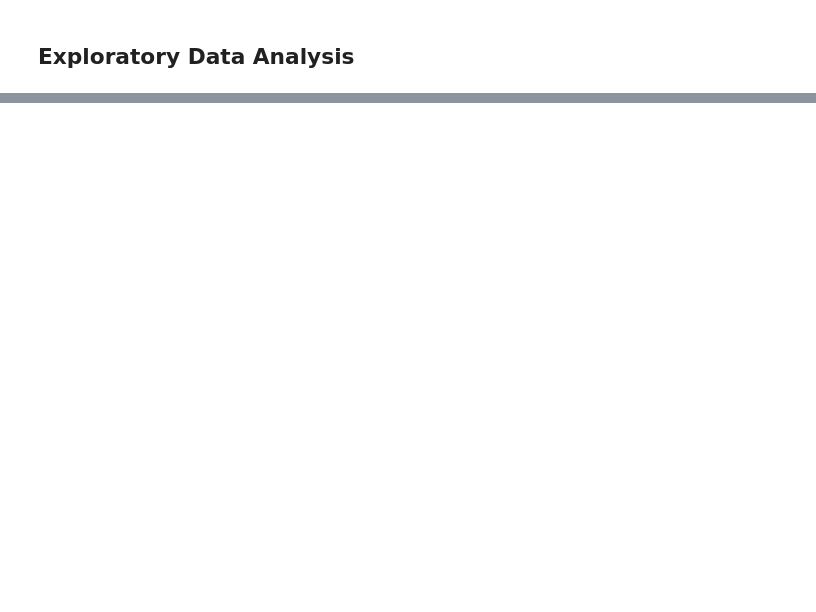
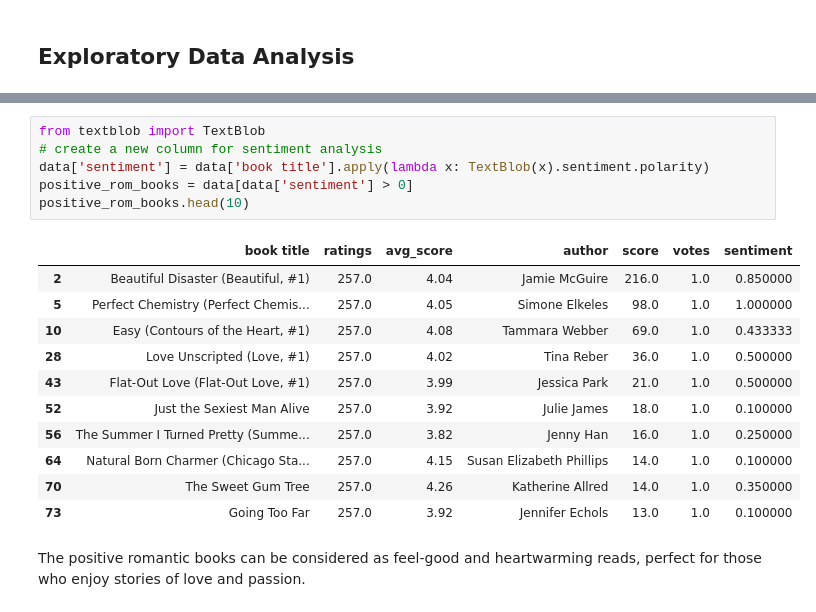
Before and after one commit to chandru1003/Data--Projects, a Jupyter notebook: Web scraping/Goodreads/Goodreads Web-Scraping.ipynb, the cells around one changed output, grey strips where cells are left out. Saved outputs shown, nothing was run; the diff lists cells and outputs as text; blank space fills up the shorter version.

Commit message:
added sentimental analysis

```diff
--- a/Web scraping/Goodreads/Goodreads Web-Scraping.ipynb
+++ b/Web scraping/Goodreads/Goodreads Web-Scraping.ipynb
@@ -969,0 +982,20 @@ Top 10 books by ratings, votes, and average score:
+# %%
+from textblob import TextBlob
+# create a new column for sentiment analysis
+data['sentiment'] = data['book title'].apply(lambda x: TextBlob(x).sentiment.polarity)
+positive_rom_books = data[data['sentiment'] > 0]
+positive_rom_books.head(10)
+# %% [output]
+|  | book title | ratings | avg_score | author | score | votes | sentiment |
+| 2 | Beautiful Disaster (Beautiful, #1) | 257.0 | 4.04 | Jamie McGuire | 216.0 | 1.0 | 0.850000 |
+| 5 | Perfect Chemistry (Perfect Chemis... | 257.0 | 4.05 | Simone Elkeles | 98.0 | 1.0 | 1.000000 |
+| 10 | Easy (Contours of the Heart, #1) | 257.0 | 4.08 | Tammara Webber | 69.0 | 1.0 | 0.433333 |
+| 28 | Love Unscripted (Love, #1) | 257.0 | 4.02 | Tina Reber | 36.0 | 1.0 | 0.500000 |
+| 43 | Flat-Out Love (Flat-Out Love, #1) | 257.0 | 3.99 | Jessica Park | 21.0 | 1.0 | 0.500000 |
+| 52 | Just the Sexiest Man Alive | 257.0 | 3.92 | Julie James | 18.0 | 1.0 | 0.100000 |
+| 56 | The Summer I Turned Pretty (Summe... | 257.0 | 3.82 | Jenny Han | 16.0 | 1.0 | 0.250000 |
+| 64 | Natural Born Charmer (Chicago Sta... | 257.0 | 4.15 | Susan Elizabeth Phillips | 14.0 | 1.0 | 0.100000 |
+| 70 | The Sweet Gum Tree | 257.0 | 4.26 | Katherine Allred | 14.0 | 1.0 | 0.350000 |
+| 73 | Going Too Far | 257.0 | 3.92 | Jennifer Echols | 13.0 | 1.0 | 0.100000 |
+# %% [markdown]
+ The positive romantic books can be considered as feel-good and heartwarming reads, perfect for those who enjoy stories of love and passion.
```
Also changed, not shown: parts of 42 cells of this notebook.
